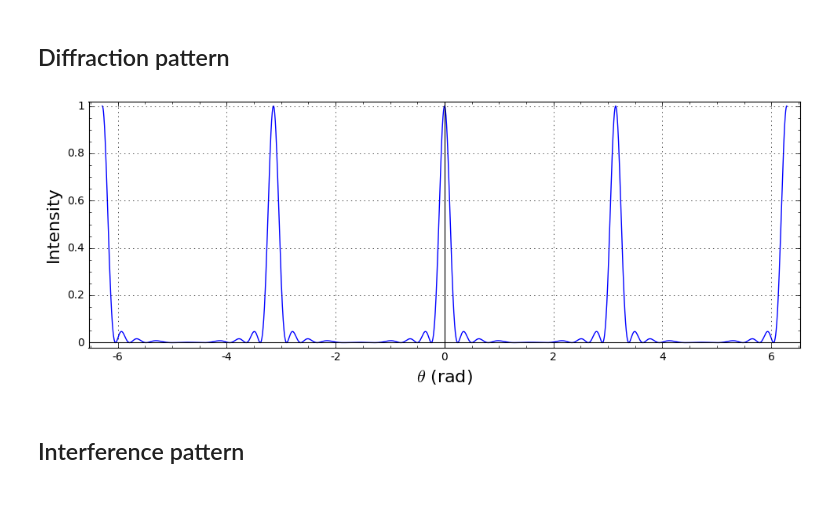
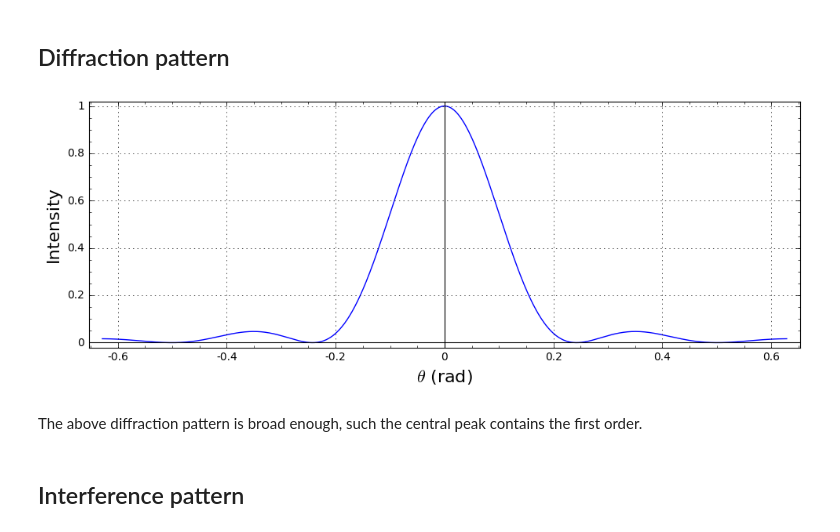
Before and after one commit to sylvielsstfr/AtmGratingOptics, a Jupyter notebook: FirstRonchiGratingCalc.ipynb, the cells around one changed output. Cells and saved outputs as stored; diff of their text form; code cells hidden in the pictures; blank space fills up the shorter version.

```diff
--- a/FirstRonchiGratingCalc.ipynb
+++ b/FirstRonchiGratingCalc.ipynb
@@ -85,9 +85,11 @@ def diffrac_pattern(th,b,wl):
     sinus_card=sin(beta)/beta
     return sinus_card^2
 # %%
-plot(diffrac_pattern(th,b0,wl0),(th,-2*pi,2*pi),figsize=(10,4),frame=True,gridlines=True,plot_points=1000,axes_labels=['$\\theta$ (rad)','Intensity'])
+plot(diffrac_pattern(th,b0,wl0),(th,-pi/5.,pi/5.),figsize=(10,4),frame=True,gridlines=True,plot_points=1000,axes_labels=['$\\theta$ (rad)','Intensity'])
 # %% [output]
-[figure, old version]
+[figure, new version]
+# %% [markdown]
+The above diffraction pattern is broad enough, such the central peak contains the first order.
 # %% [markdown]
 ## Interference pattern
 # %%
```
Also changed, not shown: parts of 22 cells of this notebook, 8 other files.
